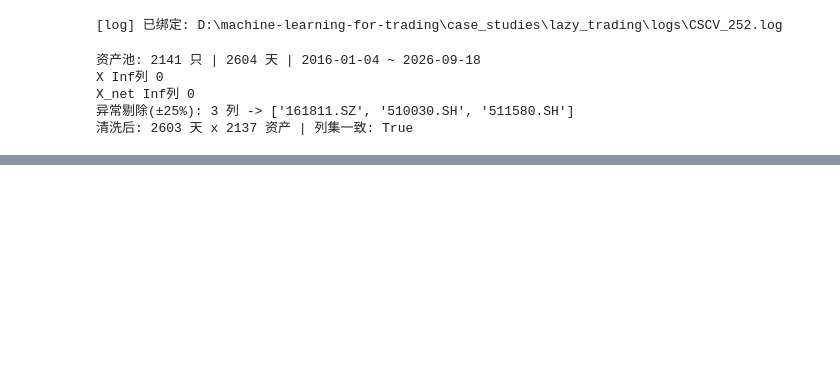
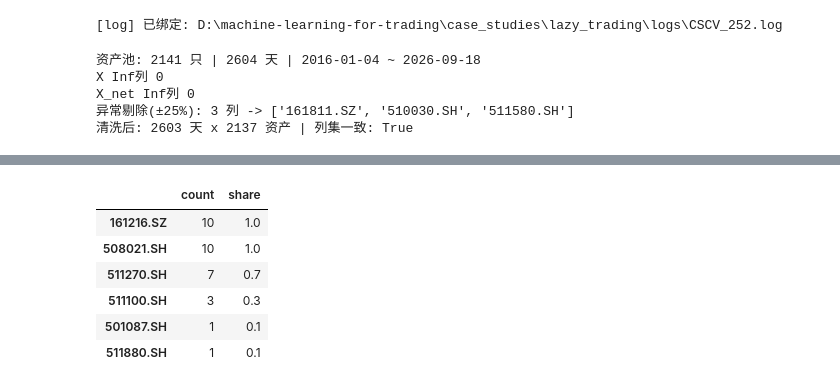
Before and after one commit to wang-jinghui/machine-learning-for-trading, a Jupyter notebook: case_studies/lazy_trading/CSCV_PBO_V3.ipynb, the cells around one changed output, grey strips where cells are left out. Drawn from its saved outputs; the diff is of its cells as text; code cells hidden in the pictures; blank space fills up the shorter version.

```diff
--- a/case_studies/lazy_trading/CSCV_PBO_V3.ipynb
+++ b/case_studies/lazy_trading/CSCV_PBO_V3.ipynb
@@ -209,0 +299,10 @@ log_print(info, section='DSR',echo=True)
+# %%
+fresh_result['counts']
+# %% [output]
+|  | count | share |
+| 161216.SZ | 10 | 1.0 |
+| 508021.SH | 10 | 1.0 |
+| 511270.SH | 7 | 0.7 |
+| 511100.SH | 3 | 0.3 |
+| 501087.SH | 1 | 0.1 |
+| 511880.SH | 1 | 0.1 |
```
Also changed, not shown: parts of 20 cells of this notebook.
